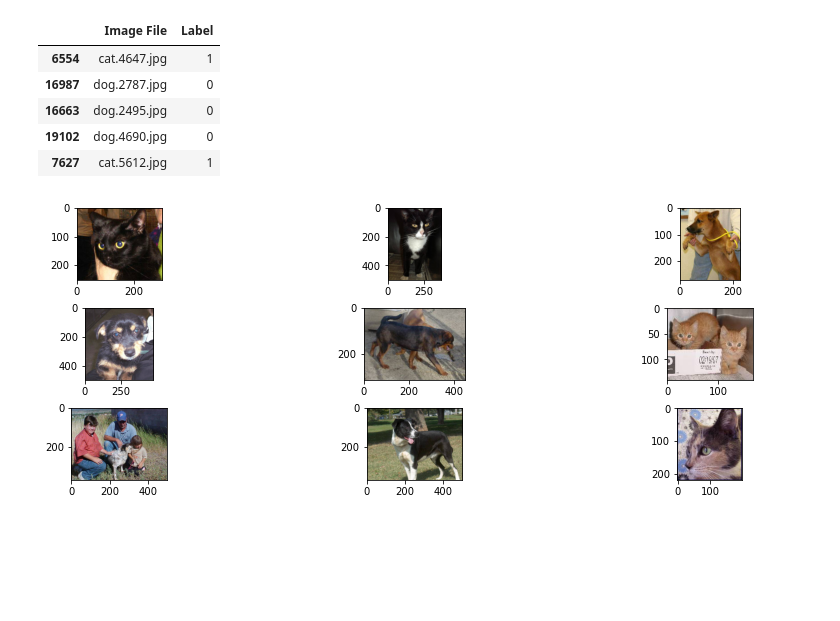
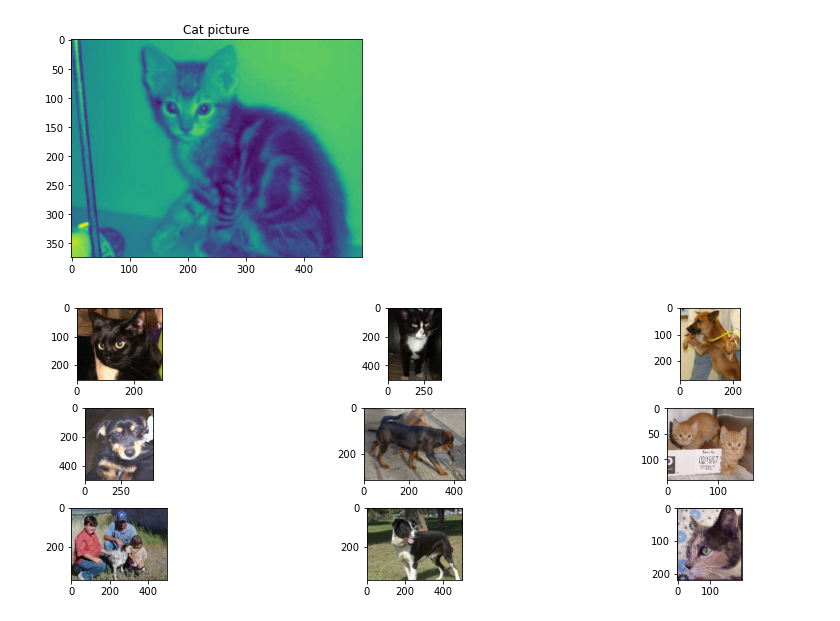
Before and after one commit to Aviost111/fashion_MNIST, a Jupyter notebook: cats__dogs_2_2.ipynb, the cells around one changed output. Drawn from its saved outputs; the diff is of its cells as text; code cells hidden in the pictures; blank space fills up the shorter version.

```diff
--- a/cats__dogs_2_2.ipynb
+++ b/cats__dogs_2_2.ipynb
@@ -46,3 +59,14 @@ from sklearn.model_selection import RandomizedSearchCV
+# %%
+path = r'C:\Users\ASUS\Desktop\cats vs dogs\train\cat.133.jpg'
+
+img_dog = cv2.imread(path,0)
+
+
+plt.imshow(img_dog)
+plt.title('Cat picture')
+plt.show()
+# %% [output]
+[figure, added]
 # %%
 test_dir = r'C:\Users\ASUS\Desktop\cats vs dogs\test1'
 
@@ -66,12 +78,3 @@ df = shuffle(df)
-# %%
-df.head()
-# %% [output]
-|  | Image File | Label |
-| 6554 | cat.4647.jpg | 1 |
-| 16987 | dog.2787.jpg | 0 |
-| 16663 | dog.2495.jpg | 0 |
-| 19102 | dog.4690.jpg | 0 |
-| 7627 | cat.5612.jpg | 1 |
 # %%
 def plot(img):
     fig, axes = plt.subplots(3, 3,figsize=(15, 5))
```
Also changed, not shown: parts of 28 cells of this notebook.
